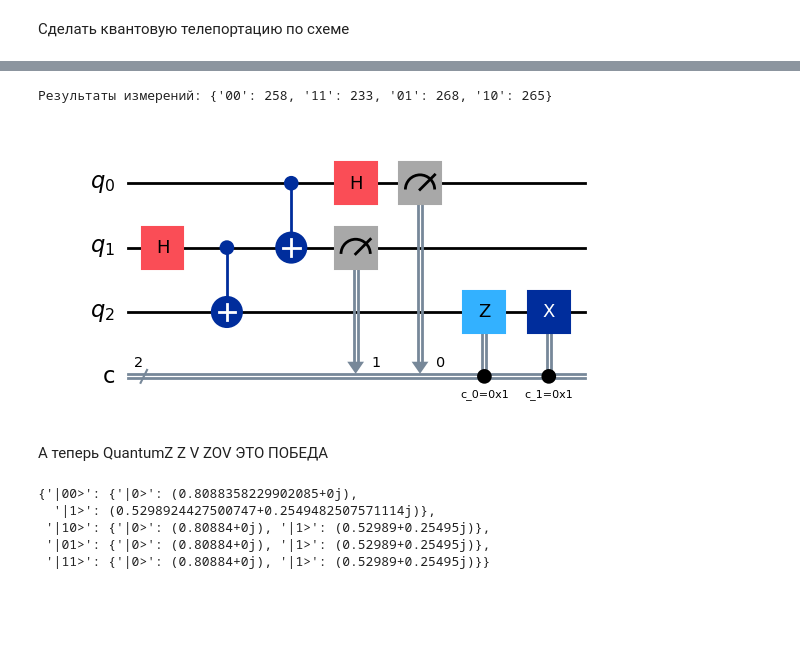
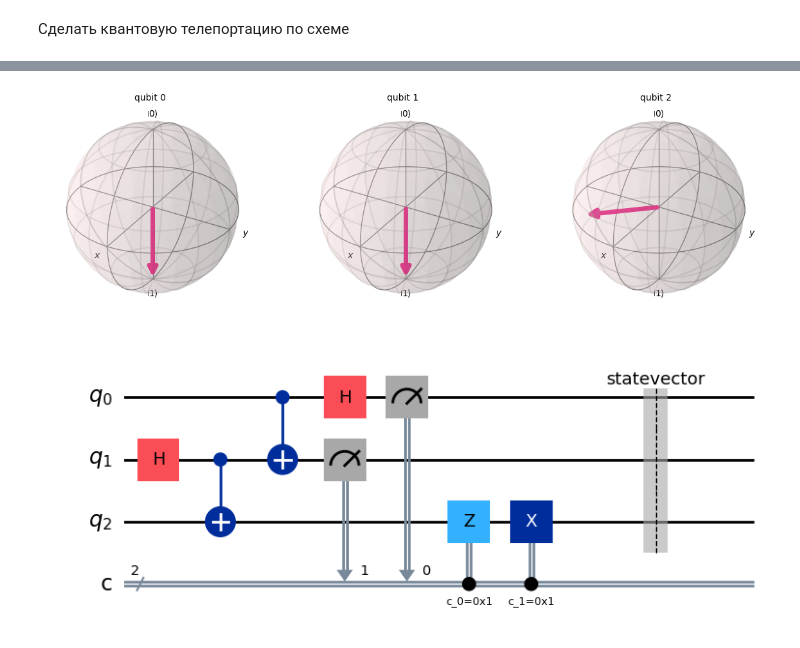
Before and after one commit to remr2005/QuantumRofls, a Jupyter notebook: quantum_teleport.ipynb, the cells around one changed output, grey strips where cells are left out. Cells and saved outputs as stored; diff of their text form; code cells hidden in the pictures; blank space fills up the shorter version.

```diff
--- a/quantum_teleport.ipynb
+++ b/quantum_teleport.ipynb
@@ -3,69 +19,37 @@
 # %%
-from qiskit_aer import AerSimulator
-from qiskit import QuantumCircuit, transpile
 
-# Создание квантовой схемы с 3 кубитами и 2 классическими битами
-qc = QuantumCircuit(3, 2)
+# Создание пары Белла между вторым и третьим кубитами
+qc.h(1)
+qc.cx(1, 2)
 
-# Создание пары Белла между вторым и третьим кубитами (q1 и q2)
-qc.h(1)       # Адамар на q1
-qc.cx(1, 2)   # CNOT: q1 (контроль) -> q2 (цель)
-
-# Телепортация состояния q0 -> q2
-qc.cx(0, 1)   # CNOT: q0 (контроль) -> q1 (цель)
-qc.h(0)       # Адамар на q0
+# Телепортация состояния
+qc.cx(0, 1)
+qc.h(0)
 
 # Измерение q0 и q1
 qc.measure(0, 0)  # Измеряем q0 в классический бит 0
 qc.measure(1, 1)  # Измеряем q1 в классический бит 1
 
 # Применение операторов коррекции на q2
-qc.z(2).c_if(0, 1)  # Применяем Z, если бит 0 равен 1
-qc.x(2).c_if(1, 1)  # Применяем X, если бит 1 равен 1
+qc.z(2).c_if(0, 1)
+qc.x(2).c_if(1, 1)
+
+# Сохранение состояния перед измерением
+qc.save_statevector()
 
 # Симуляция схемы
 simulator = AerSimulator()
 compiled_circuit = transpile(qc, simulator)
 result = simulator.run(compiled_circuit).result()
 
 # Результаты измерений
 counts = result.get_counts()
-print("Результаты измерений:", counts)
-
-# Визуализация схемы и гистограммы
-qc.draw(output='mpl')
-# plot_histogram(counts)
+state = result.get_statevector()
+plot_bloch_multivector(state)
 # %% [output]
-Результаты измерений: {'00': 258, '11': 233, '01': 268, '10': 265}
-[figure, old version]
+[figure, new version]
-# %% [markdown]
-А теперь QuantumZ Z V ZOV ЭТО ПОБЕДА
-# %%
-from quantumz import *
-from math import pi
-# это буквально пример из методы
-q = initq(1) # инициируем нулевое одночастичное состояние
-q = U(q, 0, pi/5, pi, 8*pi/7-pi, 3)
-# {'|0>': (0.809+0j), '|1>': (0.53+0.255j)}
-# тут пара бела
-q2 = initq(2)
-q2 = H(q2,0)
-q2 = CX(q2, [0], 1)
-# только здесь сама схема рис.1
-q3 = common(q, q2)
-q3 = CX(q3, [0], 1)
-q3 = H(q3, 0)
-measures = multi_measure(q3, [0, 1])[1]
-for k in measures.keys():
-    k1, k2 = int(k[1]), int(k[2])
-    if k2:
-        measures[k] = X(measures[k], 0)
-    if k1:
-        measures[k] = Z(measures[k], 0)
-measures
-# %% [output]
-{'|00>': {'|0>': (0.8088358229902085+0j),
-  '|1>': (0.5298924427500747+0.2549482507571114j)},
- '|10>': {'|0>': (0.80884+0j), '|1>': (0.52989+0.25495j)},
- '|01>': {'|0>': (0.80884+0j), '|1>': (0.52989+0.25495j)},
- '|11>': {'|0>': (0.80884+0j), '|1>': (0.52989+0.25495j)}}
+# %%
+# Визуализация схемы и гистограммы
+qc.draw(output='mpl')
+# %% [output]
+[figure, added]
```
Also changed, not shown: parts of 1 cell of this notebook.
